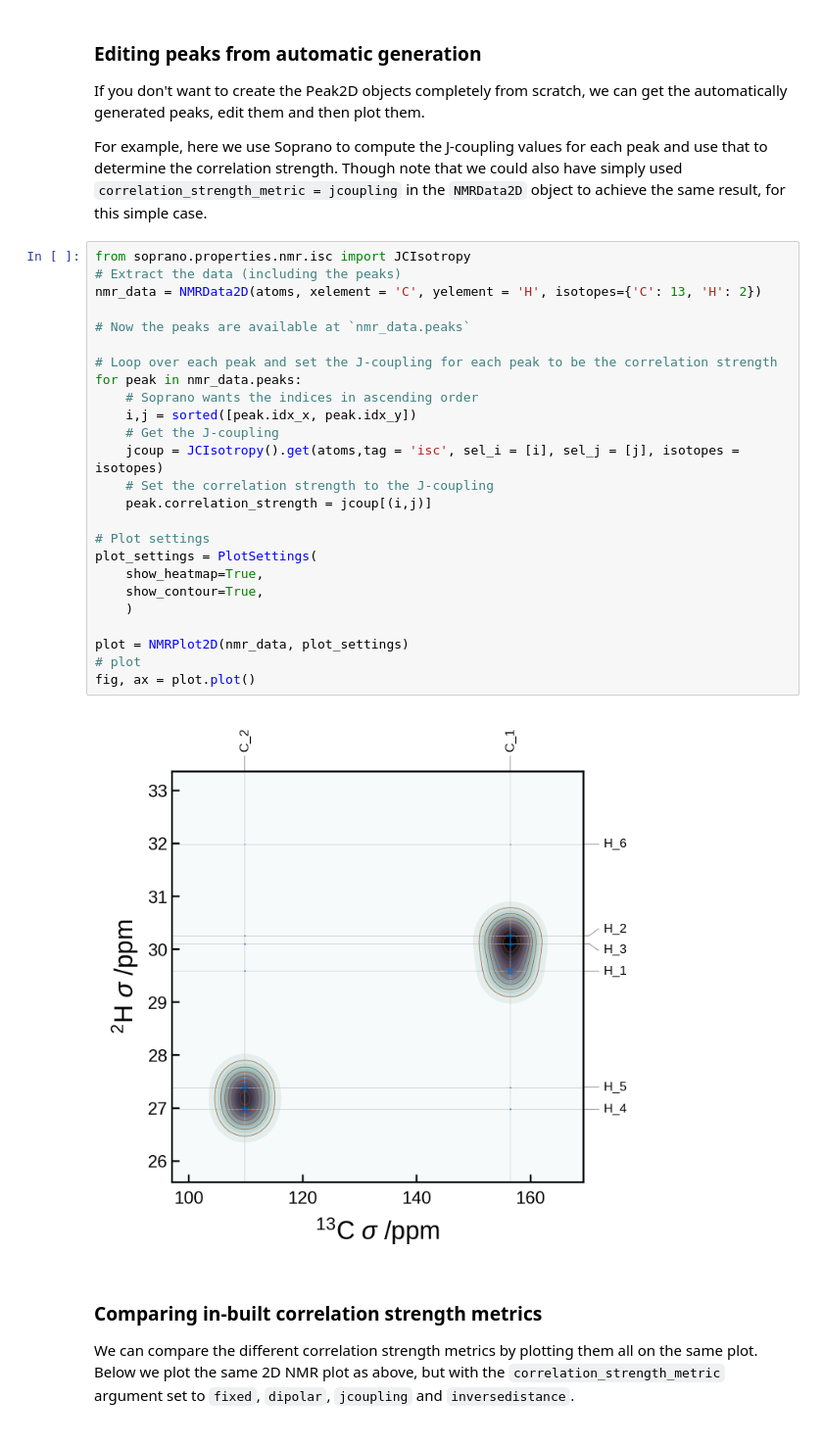
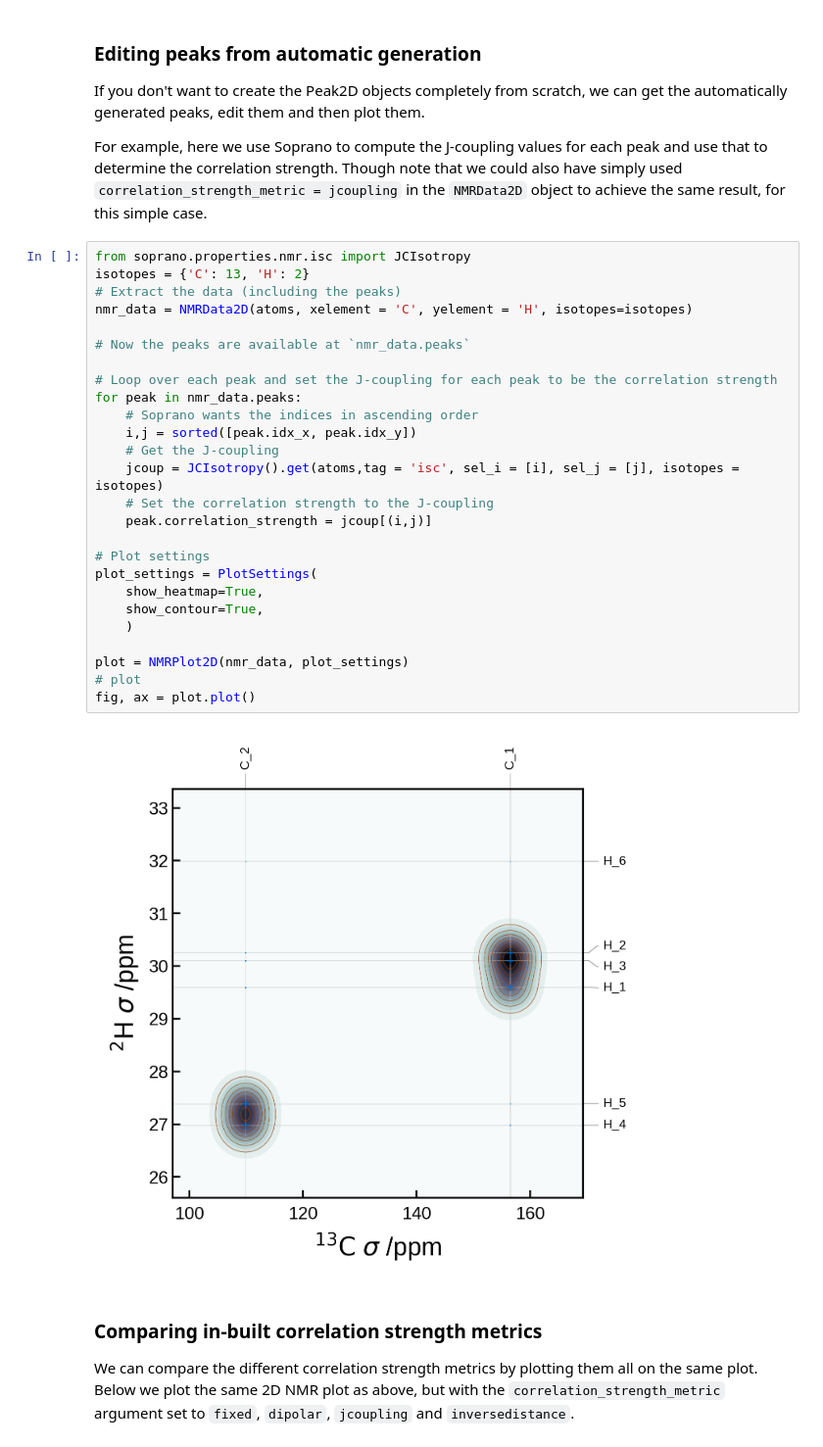
Before and after one commit to CCP-NC/soprano, a Jupyter notebook: tutorials/05-nmr.ipynb, the cells around one changed output. Shown at 98% size. Cells and saved outputs as stored; diff of their text form.

```diff
--- a/tutorials/05-nmr.ipynb
+++ b/tutorials/05-nmr.ipynb
@@ -663,31 +657,32 @@ For example, here we use Soprano to compute the J-coupling values for each peak
 Though note that we could also have simply used `correlation_strength_metric = jcoupling` in the `NMRData2D` object to achieve the same result, for this simple case.
 # %%
 from soprano.properties.nmr.isc import JCIsotropy
+isotopes = {'C': 13, 'H': 2}
 # Extract the data (including the peaks)
-nmr_data = NMRData2D(atoms, xelement = 'C', yelement = 'H', isotopes={'C': 13, 'H': 2})
+nmr_data = NMRData2D(atoms, xelement = 'C', yelement = 'H', isotopes=isotopes)
 
 # Now the peaks are available at `nmr_data.peaks`
 
 # Loop over each peak and set the J-coupling for each peak to be the correlation strength
 for peak in nmr_data.peaks:
     # Soprano wants the indices in ascending order
     i,j = sorted([peak.idx_x, peak.idx_y])
     # Get the J-coupling
     jcoup = JCIsotropy().get(atoms,tag = 'isc', sel_i = [i], sel_j = [j], isotopes = isotopes)
     # Set the correlation strength to the J-coupling
     peak.correlation_strength = jcoup[(i,j)]
 
 # Plot settings
 plot_settings = PlotSettings(
     show_heatmap=True,
     show_contour=True,
     )
 
 plot = NMRPlot2D(nmr_data, plot_settings)
 # plot
 fig, ax = plot.plot()
 # %% [output]
-[figure, old version]
+[figure, new version]
 # %% [markdown]
 ### Comparing in-built correlation strength metrics
 
```
Also changed, not shown: parts of 8 cells of this notebook.
